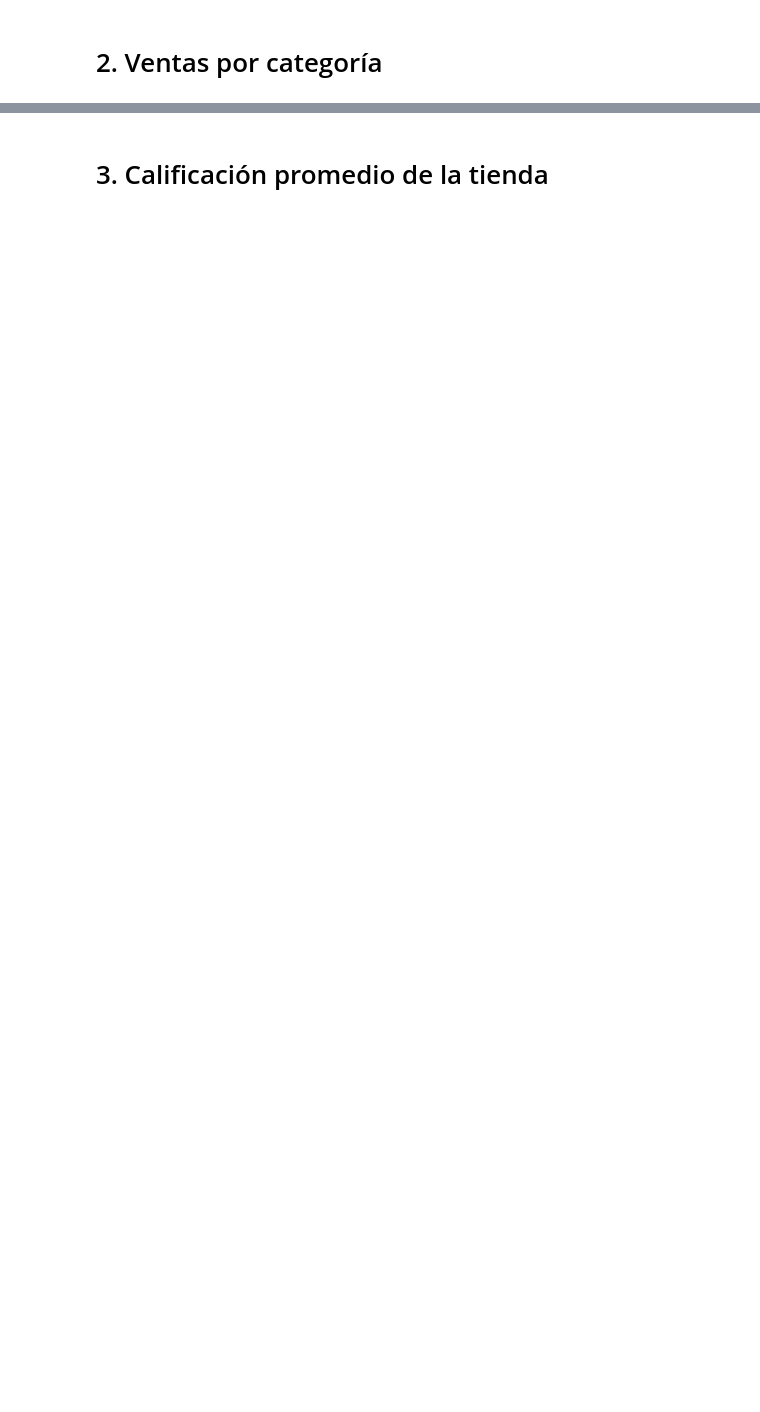
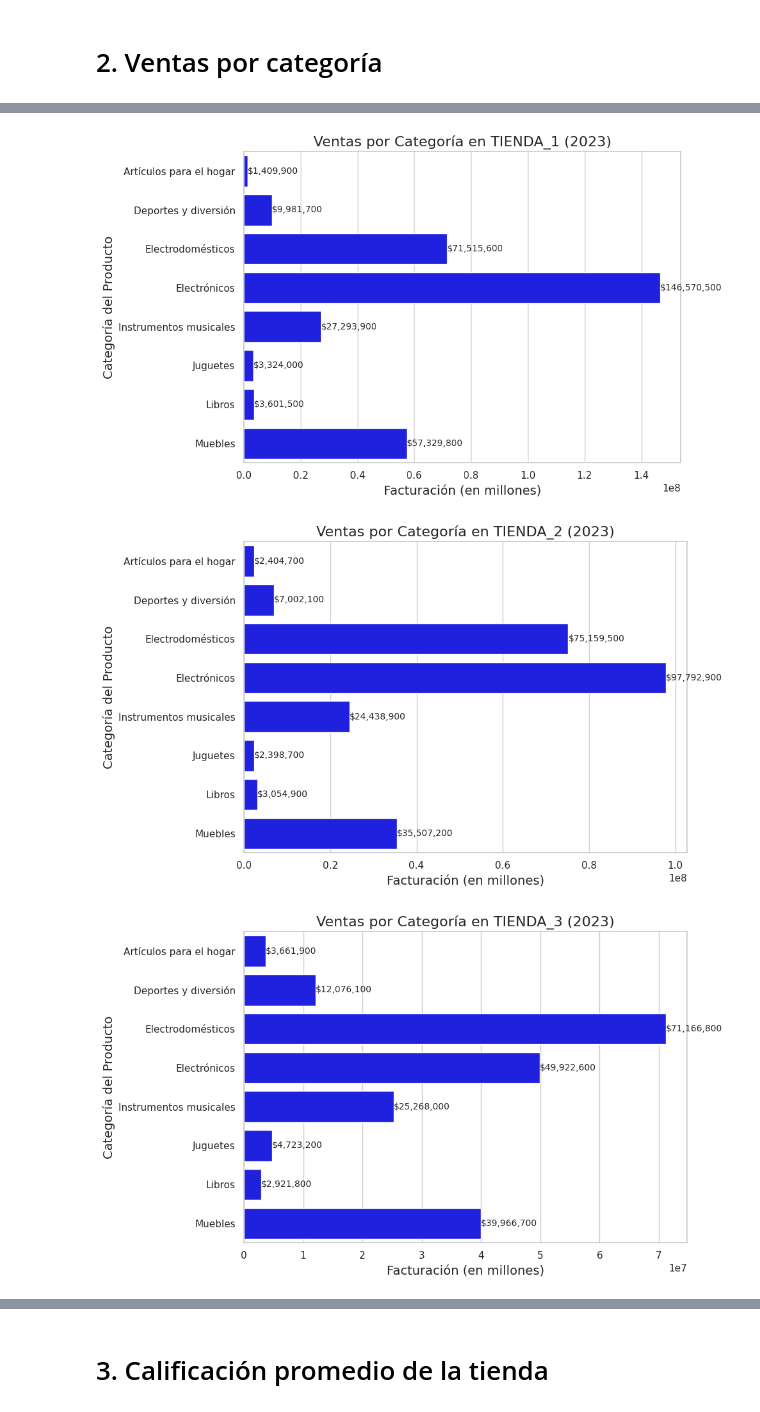
Before and after one commit to GabArg/ProyectoAluraLatam, a Jupyter notebook: AluraStoreLatam.ipynb, the cells around one changed output, grey strips where cells are left out. Cells and saved outputs as stored; diff of their text form; code cells hidden in the pictures; blank space fills up the shorter version.

```diff
--- a/AluraStoreLatam.ipynb
+++ b/AluraStoreLatam.ipynb
@@ -137,0 +210,69 @@ Passing `palette` without assigning `hue` is deprecated and will be removed in v
+# %%
+import matplotlib.pyplot as plt
+import seaborn as sns
+
+# Datos de ventas por categoría
+datos_tiendas = {
+    "TIENDA_1": {
+        "Categoría del Producto": [
+            "Artículos para el hogar", "Deportes y diversión", "Electrodomésticos",
+            "Electrónicos", "Instrumentos musicales", "Juguetes",
+            "Libros", "Muebles"
+        ],
+        "Facturación": [
+            1409900, 9981700, 71515600, 146570500, 27293900, 3324000, 3601500, 57329800
+        ]
+    },
+    "TIENDA_2": {
+        "Categoría del Producto": [
+            "Artículos para el hogar", "Deportes y diversión", "Electrodomésticos",
+            "Electrónicos", "Instrumentos musicales", "Juguetes",
+            "Libros", "Muebles"
+        ],
+        "Facturación": [
+            2404700, 7002100, 75159500, 97792900, 24438900, 2398700, 3054900, 35507200
+        ]
+    },
+    "TIENDA_3": {
+        "Categoría del Producto": [
+            "Artículos para el hogar", "Deportes y diversión", "Electrodomésticos",
+            "Electrónicos", "Instrumentos musicales", "Juguetes",
+            "Libros", "Muebles"
+        ],
+        "Facturación": [
+            3661900, 12076100, 71166800, 49922600, 25268000, 4723200, 2921800, 39966700
+        ]
+    },
+    "TIENDA_4": {
+        "Categoría del Producto": [
+            "Artículos para el hogar", "Deportes y diversión", "Electrodomésticos",
+            "Electrónicos", "Instrumentos musicales", "Juguetes",
+            "Libros", "Muebles"
+        ],
+        "Facturación": [
+            3006900, 7034300, 37643300, 47374500, 1828500, 3886100, 1318000, 47430600
+        ]
+    }
+}
+
+# Crear gráficos de barras para cada tienda
+for tienda, datos in datos_tiendas.items():
+    categorias = datos["Categoría del Producto"]
+    facturacion = datos["Facturación"]
+
+    plt.figure(figsize=(10, 6))
+    sns.barplot(x=facturacion, y=categorias, color="blue")  # Usar color en lugar de palette
+    plt.title(f"Ventas por Categoría en {tienda} (2023)", fontsize=16)
+    plt.xlabel("Facturación (en millones)", fontsize=14)
+    plt.ylabel("Categoría del Producto", fontsize=14)
+
+    # Mostrar valores sobre las barras
+    for i, valor in enumerate(facturacion):
+        plt.text(valor, i, f"${valor:,}", va='center', ha='left', fontsize=10)
+
+    plt.tight_layout()
+    plt.show()
+# %% [output]
+[figure, added]
+[figure, added]
+[figure, added]
```
Also changed, not shown: parts of 23 cells of this notebook.
